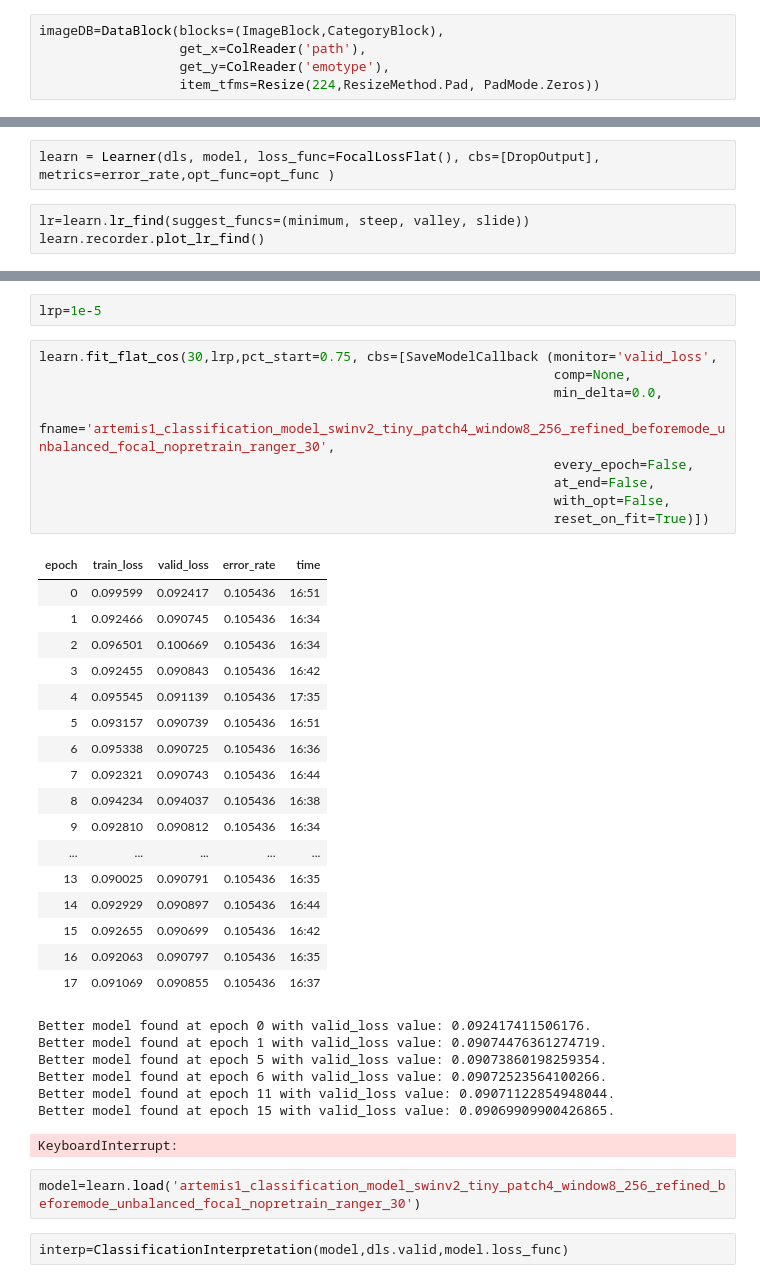
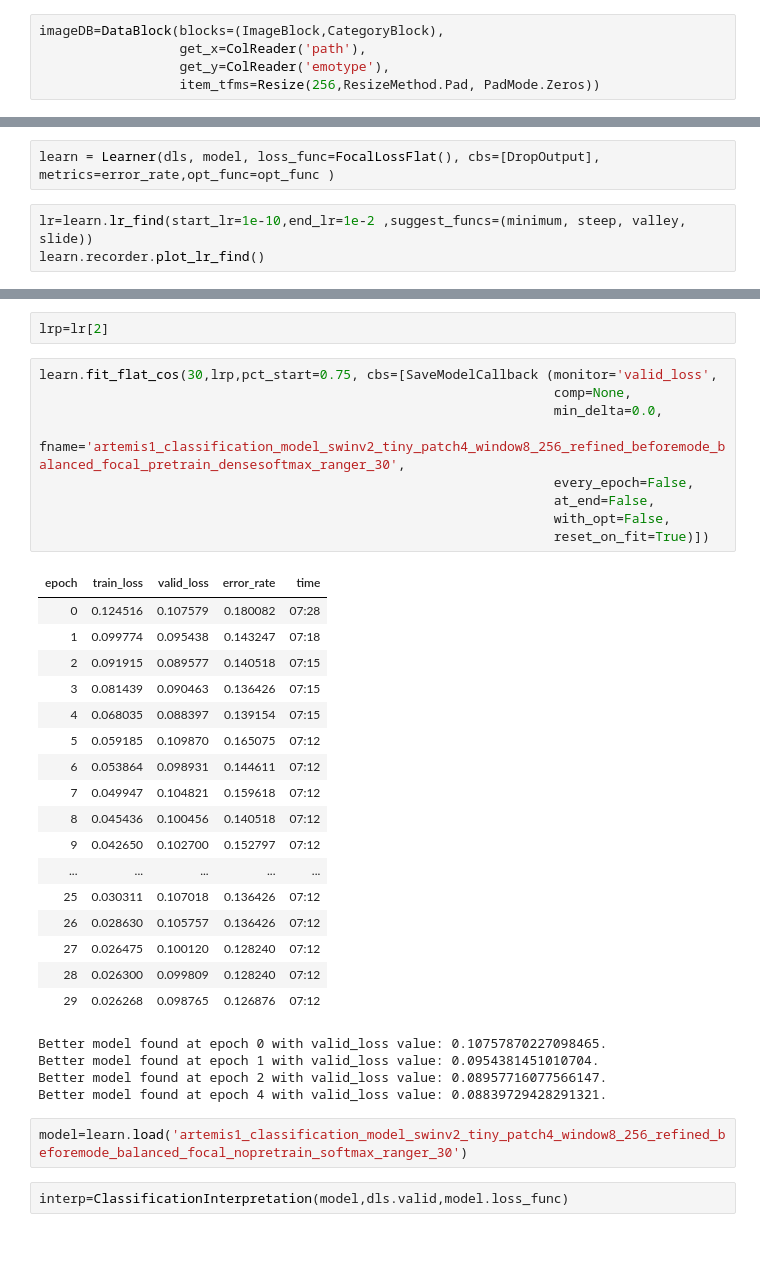
Before and after one commit to ArenLYT/EmotionalArtGeneration, a Jupyter notebook: transformer.ipynb, the cells around one changed output, grey strips where cells are left out. Drawn from its saved outputs; the diff is of its cells as text; blank space fills up the shorter version.

```diff
--- a/transformer.ipynb
+++ b/transformer.ipynb
@@ -160,7 +180,7 @@ plt.title('Histogram of Classes')
 imageDB=DataBlock(blocks=(ImageBlock,CategoryBlock),
                   get_x=ColReader('path'),
                   get_y=ColReader('emotype'),
-                  item_tfms=Resize(224,ResizeMethod.Pad, PadMode.Zeros))
+                  item_tfms=Resize(256,ResizeMethod.Pad, PadMode.Zeros))
 # %%
 dls = imageDB.dataloaders(dfemo,bs=16)
 dls.show_batch()
@@ -183,5 +209,5 @@ class DropOutput(Callback):
 # %%
 learn = Learner(dls, model, loss_func=FocalLossFlat(), cbs=[DropOutput], metrics=error_rate,opt_func=opt_func )
 # %%
-lr=learn.lr_find(suggest_funcs=(minimum, steep, valley, slide))
+lr=learn.lr_find(start_lr=1e-10,end_lr=1e-2 ,suggest_funcs=(minimum, steep, valley, slide))
 learn.recorder.plot_lr_find()
@@ -188,41 +218,38 @@ learn.recorder.plot_lr_find()
 # %%
-lrp=1e-5
+lrp=lr[2]
 # %%
 learn.fit_flat_cos(30,lrp,pct_start=0.75, cbs=[SaveModelCallback (monitor='valid_loss',
                                                                   comp=None,
                                                                   min_delta=0.0,
-                                                                  fname='artemis1_classification_model_swinv2_tiny_patch4_window8_256_refined_beforemode_unbalanced_focal_nopretrain_ranger_30',
+                                                                  fname='artemis1_classification_model_swinv2_tiny_patch4_window8_256_refined_beforemode_balanced_focal_pretrain_densesoftmax_ranger_30',
                                                                   every_epoch=False,
                                                                   at_end=False,
                                                                   with_opt=False,
                                                                   reset_on_fit=True)])
 # %% [output]
 | epoch | train_loss | valid_loss | error_rate | time |
-| 0 | 0.099599 | 0.092417 | 0.105436 | 16:51 |
-| 1 | 0.092466 | 0.090745 | 0.105436 | 16:34 |
-| 2 | 0.096501 | 0.100669 | 0.105436 | 16:34 |
-| 3 | 0.092455 | 0.090843 | 0.105436 | 16:42 |
-| 4 | 0.095545 | 0.091139 | 0.105436 | 17:35 |
-| 5 | 0.093157 | 0.090739 | 0.105436 | 16:51 |
-| 6 | 0.095338 | 0.090725 | 0.105436 | 16:36 |
-| 7 | 0.092321 | 0.090743 | 0.105436 | 16:44 |
-| 8 | 0.094234 | 0.094037 | 0.105436 | 16:38 |
-| 9 | 0.092810 | 0.090812 | 0.105436 | 16:34 |
+| 0 | 0.124516 | 0.107579 | 0.180082 | 07:28 |
+| 1 | 0.099774 | 0.095438 | 0.143247 | 07:18 |
+| 2 | 0.091915 | 0.089577 | 0.140518 | 07:15 |
+| 3 | 0.081439 | 0.090463 | 0.136426 | 07:15 |
+| 4 | 0.068035 | 0.088397 | 0.139154 | 07:15 |
+| 5 | 0.059185 | 0.109870 | 0.165075 | 07:12 |
+| 6 | 0.053864 | 0.098931 | 0.144611 | 07:12 |
+| 7 | 0.049947 | 0.104821 | 0.159618 | 07:12 |
+| 8 | 0.045436 | 0.100456 | 0.140518 | 07:12 |
+| 9 | 0.042650 | 0.102700 | 0.152797 | 07:12 |
 | ... | ... | ... | ... | ... |
-| 13 | 0.090025 | 0.090791 | 0.105436 | 16:35 |
-| 14 | 0.092929 | 0.090897 | 0.105436 | 16:44 |
-| 15 | 0.092655 | 0.090699 | 0.105436 | 16:42 |
-| 16 | 0.092063 | 0.090797 | 0.105436 | 16:35 |
-| 17 | 0.091069 | 0.090855 | 0.105436 | 16:37 |
+| 25 | 0.030311 | 0.107018 | 0.136426 | 07:12 |
+| 26 | 0.028630 | 0.105757 | 0.136426 | 07:12 |
+| 27 | 0.026475 | 0.100120 | 0.128240 | 07:12 |
+| 28 | 0.026300 | 0.099809 | 0.128240 | 07:12 |
+| 29 | 0.026268 | 0.098765 | 0.126876 | 07:12 |
-Better model found at epoch 0 with valid_loss value: 0.092417411506176.
-Better model found at epoch 1 with valid_loss value: 0.09074476361274719.
-Better model found at epoch 5 with valid_loss value: 0.09073860198259354.
-Better model found at epoch 6 with valid_loss value: 0.09072523564100266.
-Better model found at epoch 11 with valid_loss value: 0.09071122854948044.
-Better model found at epoch 15 with valid_loss value: 0.09069909900426865.
+Better model found at epoch 0 with valid_loss value: 0.10757870227098465.
+Better model found at epoch 1 with valid_loss value: 0.0954381451010704.
+Better model found at epoch 2 with valid_loss value: 0.08957716077566147.
+Better model found at epoch 4 with valid_loss value: 0.08839729428291321.
-KeyboardInterrupt:
 # %%
-model=learn.load('artemis1_classification_model_swinv2_tiny_patch4_window8_256_refined_beforemode_unbalanced_focal_nopretrain_ranger_30')
+model=learn.load('artemis1_classification_model_swinv2_tiny_patch4_window8_256_refined_beforemode_balanced_focal_nopretrain_softmax_ranger_30')
 # %%
 interp=ClassificationInterpretation(model,dls.valid,model.loss_func)
 # %%
```
Also changed, not shown: parts of 9 cells of this notebook, 1 other file.
